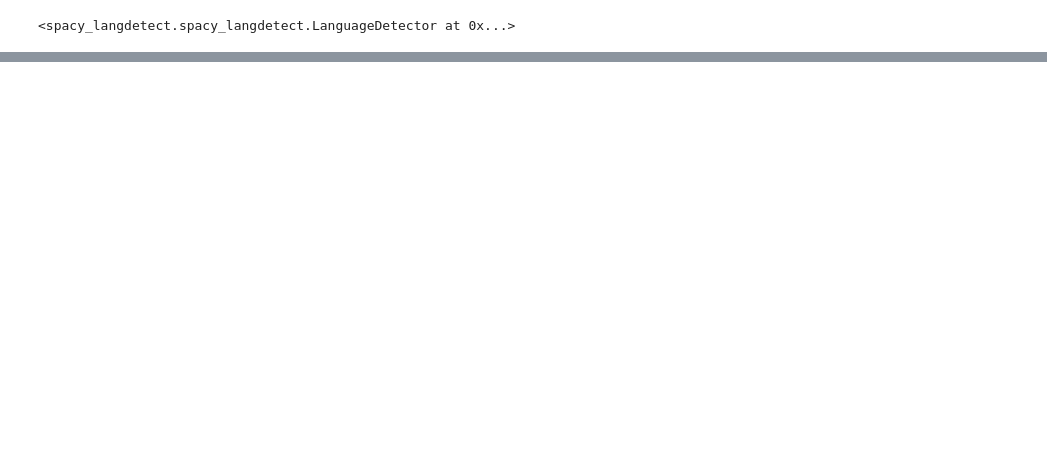
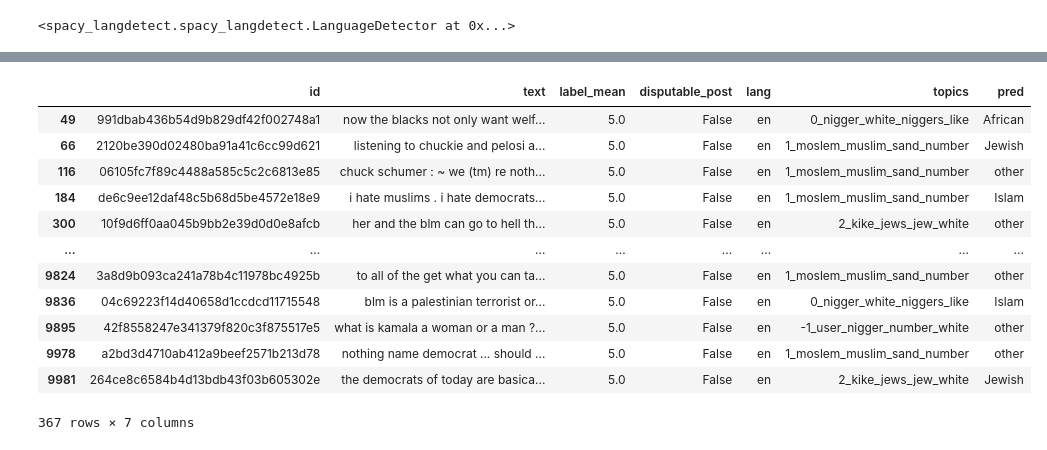
Before and after one commit to NadavSc/HateRecognition, a Jupyter notebook: target_model/run_experients.ipynb, the cells around one changed output, grey strips where cells are left out. Drawn from its saved outputs; the diff is of its cells as text; code cells hidden in the pictures; blank space fills up the shorter version.

```diff
--- a/target_model/run_experients.ipynb
+++ b/target_model/run_experients.ipynb
@@ -130,3 +156,7 @@ You should probably TRAIN this model on a down-stream task to be able to use it
+# %%
+model = BertForSequenceClassification.from_pretrained(
+    'finetune_plain/'
+)
 # %%
 tokenizer = BertTokenizer.from_pretrained(
     'bert-base-uncased',
@@ -202 +232,18 @@ Name: pred, Length: 10029, dtype: object
+# %%
+res_df = df[df['label_mean']>=5]
+res_df
+# %% [output]
+|  | id | text | label_mean | disputable_post | lang | topics | pred |
+| 49 | 991dbab436b54d9b829df42f002748a1 | now the blacks not only want welf... | 5.0 | False | en | 0_nigger_white_niggers_like | African |
+| 66 | 2120be390d02480ba91a41c6cc99d621 | listening to chuckie and pelosi a... | 5.0 | False | en | 1_moslem_muslim_sand_number | Jewish |
+| 116 | 06105fc7f89c4488a585c5c2c6813e85 | chuck schumer : ~ we (tm) re noth... | 5.0 | False | en | 1_moslem_muslim_sand_number | other |
+| 184 | de6c9ee12daf48c5b68d5be4572e18e9 | i hate muslims . i hate democrats... | 5.0 | False | en | 1_moslem_muslim_sand_number | Islam |
+| 300 | 10f9d6ff0aa045b9bb2e39d0d0e8afcb | her and the blm can go to hell th... | 5.0 | False | en | 2_kike_jews_jew_white | other |
+| ... | ... | ... | ... | ... | ... | ... | ... |
+| 9824 | 3a8d9b093ca241a78b4c11978bc4925b | to all of the get what you can ta... | 5.0 | False | en | 1_moslem_muslim_sand_number | other |
+| 9836 | 04c69223f14d40658d1ccdcd11715548 | blm is a palestinian terrorist or... | 5.0 | False | en | 0_nigger_white_niggers_like | Islam |
+| 9895 | 42f8558247e341379f820c3f875517e5 | what is kamala a woman or a man ?... | 5.0 | False | en | -1_user_nigger_number_white | other |
+| 9978 | a2bd3d4710ab412a9beef2571b213d78 | nothing name democrat ... should ... | 5.0 | False | en | 1_moslem_muslim_sand_number | other |
+| 9981 | 264ce8c6584b4d13bdb43f03b605302e | the democrats of today are basica... | 5.0 | False | en | 2_kike_jews_jew_white | Jewish |
+367 rows × 7 columns
 # %%
```
Also changed, not shown: parts of 28 cells of this notebook, 10 other files.
